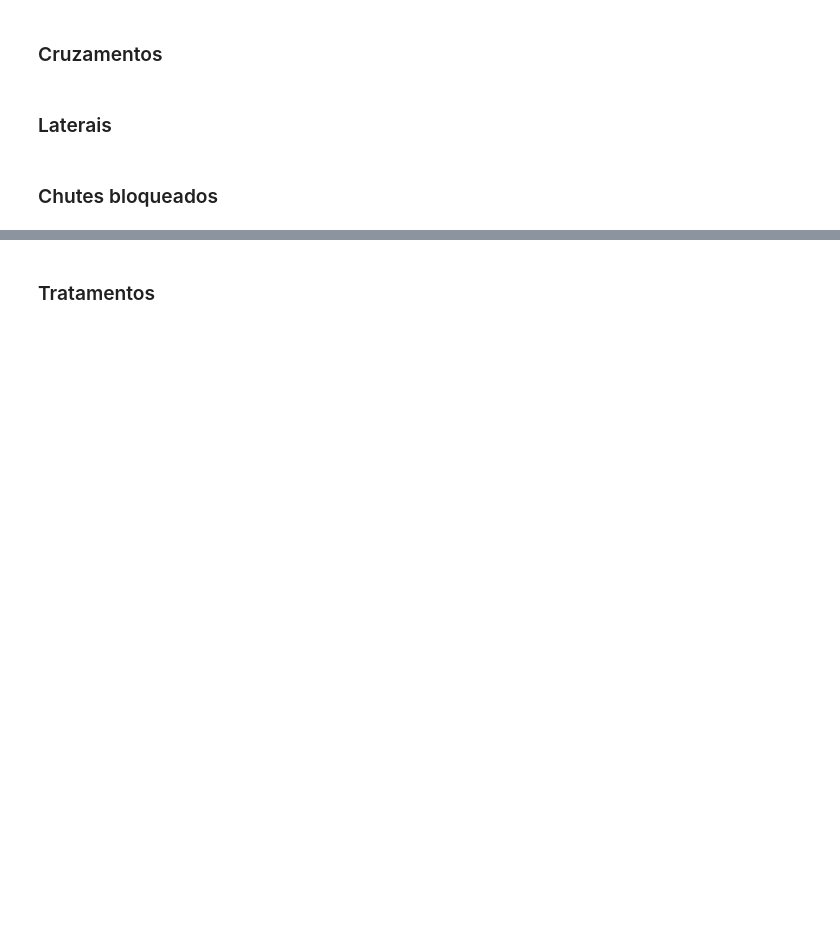
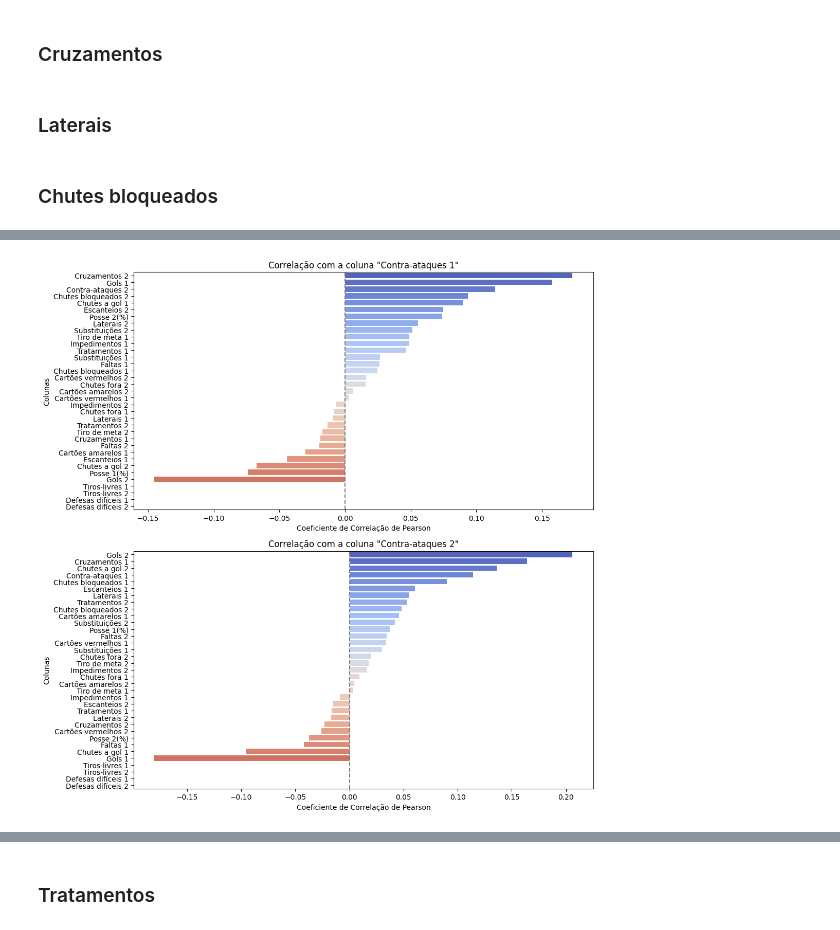
Before and after one commit to UFRJ-Analytica/PS-2025.1, a Jupyter notebook: Progresso/#XRay_final.ipynb, the cells around one changed output, grey strips where cells are left out. Drawn from its saved outputs; the diff is of its cells as text; code cells hidden in the pictures; blank space fills up the shorter version.

```diff
--- a/Progresso/#XRay_final.ipynb
+++ b/Progresso/#XRay_final.ipynb
@@ -42,0 +127,46 @@ warnings.simplefilter(action='ignore', category=FutureWarning)
+# %%
+import pandas as pd
+import seaborn as sns
+import matplotlib.pyplot as plt
+from sklearn.neighbors import KNeighborsRegressor
+import warnings
+warnings.simplefilter(action='ignore', category=FutureWarning)
+
+def grafico_correlacoes(csv_path, colunas_alvo):
+    # Lê o CSV
+    df = pd.read_csv(csv_path)
+
+    # Garante que só colunas numéricas sejam usadas na correlação
+    df_numerico = df.select_dtypes(include='number')
+
+    # Verifica se todas as colunas alvo existem no dataset
+    for coluna in colunas_alvo:
+        if coluna not in df_numerico.columns:
+            raise ValueError(f"A coluna '{coluna}' não é numérica ou não está no dataset.")
+
+    # Número de subgráficos (linhas)
+    num_colunas = len(colunas_alvo)
+
+    plt.figure(figsize=(11, 11))
+
+    for i, coluna_alvo in enumerate(colunas_alvo, start=1):
+        # Calcula a correlação da coluna alvo com todas as outras
+        correlacoes = df_numerico.corr()[coluna_alvo].drop(labels=[coluna_alvo])
+
+        # Ordena por valor da correlação
+        correlacoes_ordenadas = correlacoes.sort_values(ascending=False)
+
+        # Cria subgráfico
+        plt.subplot(num_colunas, 1, i)  # Divide o espaço em linhas
+        sns.barplot(x=correlacoes_ordenadas.values, y=correlacoes_ordenadas.index, palette='coolwarm', orient='h')
+        plt.axvline(x=0, color='gray', linestyle='--')
+        plt.title(f'Correlação com a coluna "{coluna_alvo}"')
+        plt.xlabel('Coeficiente de Correlação de Pearson')
+        plt.ylabel('Colunas')
+
+    plt.tight_layout()
+    plt.show()
+
+grafico_correlacoes('saida_sem_outliers.csv', ['Contra-ataques 1', 'Contra-ataques 2'])
+# %% [output]
+[figure, added]
```
Also changed, not shown: parts of 34 cells of this notebook, 3 other files.
